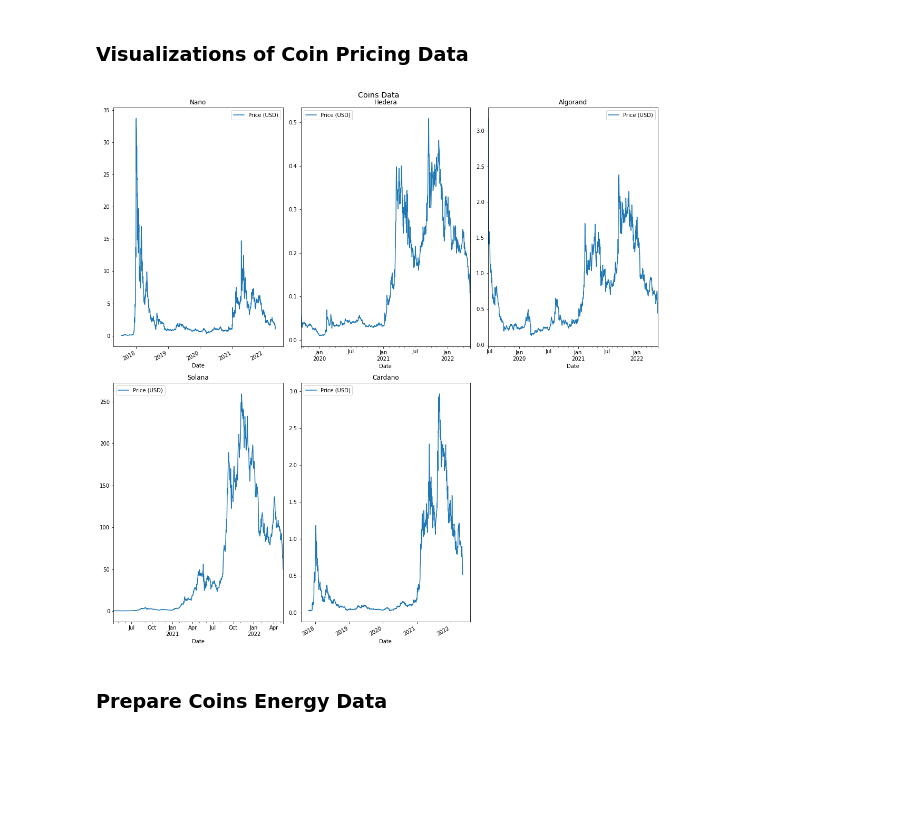
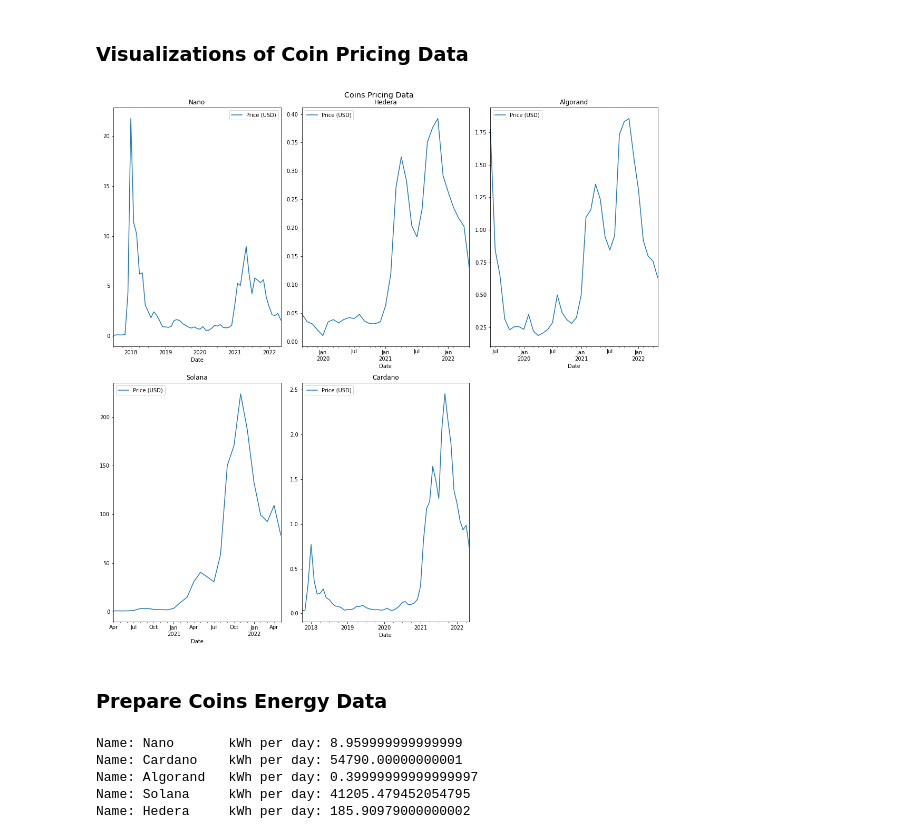
Before and after one commit to taylor-giles-sbu/CSE551-Final-Project, a Jupyter notebook: final-project-data.ipynb, the cells around one changed output. Drawn from its saved outputs; the diff is of its cells as text; code cells hidden in the pictures; blank space fills up the shorter version.

```diff
--- a/final-project-data.ipynb
+++ b/final-project-data.ipynb
@@ -95,29 +96,35 @@ hedera.name="Hedera"
 
 coins_dfs = [nano, cardano, algorand, solana, hedera]
 # Clean each dataframe
-for index, df in enumerate(coins_dfs):
+for index, coin in enumerate(coins_dfs):
     # Convert string to date
-    df["Date"] = df.apply(lambda row: datetime.strptime(
+    coin["Date"] = coin.apply(lambda row: datetime.strptime(
         str(row["snapped_at"]).strip(), "%Y-%m-%d %H:%M:%S %Z"), axis=1)
 
     # Rename column
-    df["Price (USD)"] = df["price"]
+    coin["Price (USD)"] = coin["price"]
 
     # We are interested in price per coin, not market cap or volume
-    df.drop(["snapped_at", "price", "market_cap", "total_volume"], axis=1, inplace=True)
+    coin.drop(["snapped_at", "price", "market_cap", "total_volume"], axis=1, inplace=True)
+
+    # We want coin pricing per month
+    newDf = coin.resample('M', on="Date").mean().reset_index()
+    coin["Price (USD)"] = newDf["Price (USD)"]
+    coin["Date"] = newDf["Date"]
+    coin.dropna(inplace=True)
 # %% [markdown]
 ### Visualizations of Coin Pricing Data
 # %%
-# Visualizations of raw general data
+# Visualizations of coins pricing data
 fig, axes = plt.subplots(2, 3, figsize=(15,15))
-plt.suptitle("Coins Data", size='x-large')
-for index, df in enumerate(coins_dfs):
-    df.plot(ax=axes[index % 2, index % 3], x="Date", y="Price (USD)", kind="line", title=df.name)
+plt.suptitle("Coins Pricing Data", size='x-large')
+for index, coin in enumerate(coins_dfs):
+    coin.plot(ax=axes[index % 2, index % 3], x="Date", y="Price (USD)", kind="line", title=coin.name)
 axes[1, 2].set_visible(False)
 fig.tight_layout()
 plt.show()
 # %% [output]
-[figure, old version]
+[figure, new version]
 # %% [markdown]
 ### Prepare Coins Energy Data
 # %%
@@ -153,0 +159,9 @@ hedera.kwh_per_day = hedera.kwh_per_tx * hedera.tx_per_day
+# %%
+for coin in coins_dfs:
+    print("Name: {} \t kWh per day: {}".format(coin.name, coin.kwh_per_day))
+# %% [output]
+Name: Nano       kWh per day: 8.959999999999999
+Name: Cardano    kWh per day: 54790.00000000001
+Name: Algorand   kWh per day: 0.39999999999999997
+Name: Solana     kWh per day: 41205.479452054795
+Name: Hedera     kWh per day: 185.90979000000002
```
Also changed, not shown: parts of 4 cells of this notebook.
